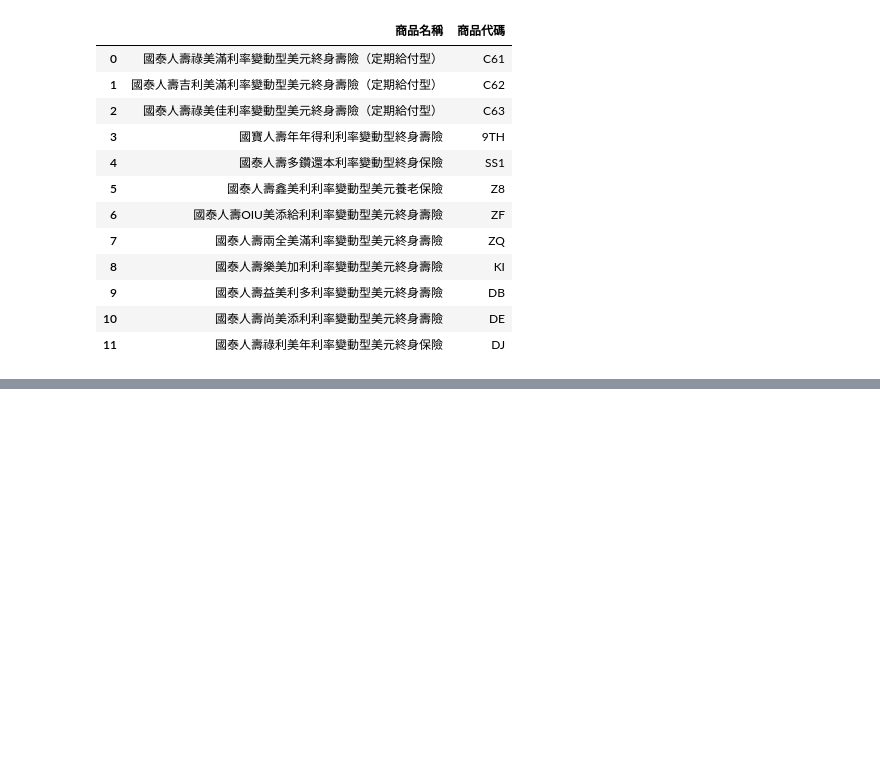
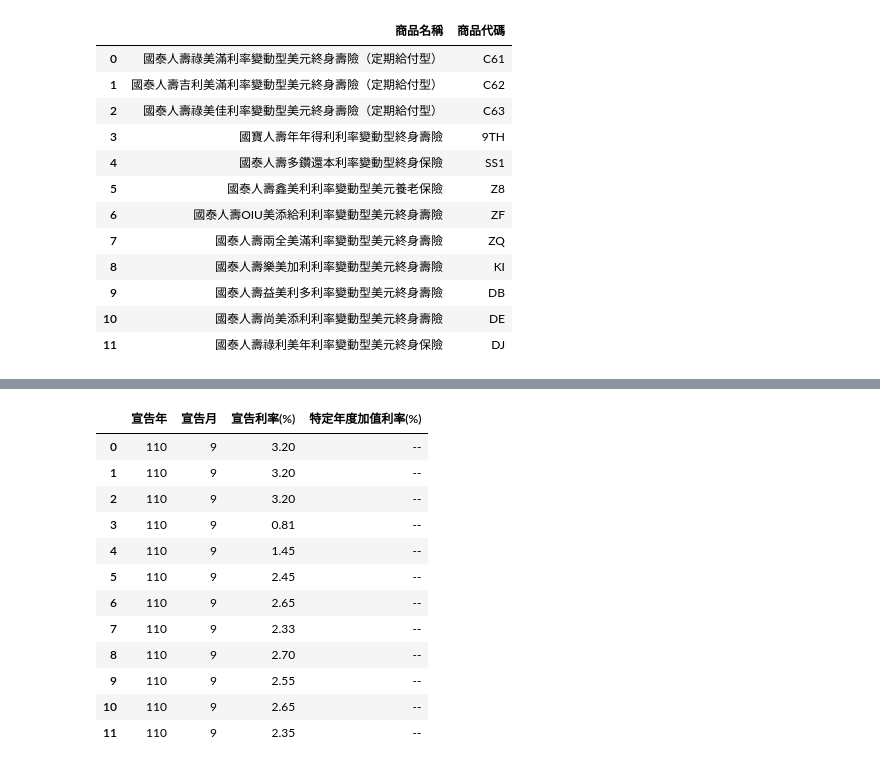
Before and after one commit to fatdanny77/Crawling, a Jupyter notebook: Cathay.ipynb, the cells around one changed output, grey strips where cells are left out. Saved outputs shown, nothing was run; the diff lists cells and outputs as text; code cells hidden in the pictures; blank space fills up the shorter version.

```diff
--- a/Cathay.ipynb
+++ b/Cathay.ipynb
@@ -72,13 +72,13 @@ prod
  '國泰人壽尚美添利利率變動型美元終身壽險(險別代號:DE)',
  '國泰人壽祿利美年利率變動型美元終身保險(險別代號:DJ)']
 # %%
-print(prod[3][-4:-1])
-firstindex = prod[3].find(":")
-lastindex = prod[3].find(")")
-print(firstindex)
-print(lastindex)
-print(prod[3][firstindex+1:lastindex])
-print(prod[3][:firstindex-5])
+# print(prod[3][-4:-1])
+# firstindex = prod[3].find(":")
+# lastindex = prod[3].find(")")
+# print(firstindex)
+# print(lastindex)
+# print(prod[3][firstindex+1:lastindex])
+# print(prod[3][:firstindex-5])
 # %% [output]
 9TH
 22
@@ -116,0 +149,18 @@ df
+# %%
+df = pd.DataFrame(contain, columns = table_name)
+
+df
+# %% [output]
+|  | 宣告年 | 宣告月 | 宣告利率(%) | 特定年度加值利率(%) |
+| 0 | 110 | 9 | 3.20 | -- |
+| 1 | 110 | 9 | 3.20 | -- |
+| 2 | 110 | 9 | 3.20 | -- |
+| 3 | 110 | 9 | 0.81 | -- |
+| 4 | 110 | 9 | 1.45 | -- |
+| 5 | 110 | 9 | 2.45 | -- |
+| 6 | 110 | 9 | 2.65 | -- |
+| 7 | 110 | 9 | 2.33 | -- |
+| 8 | 110 | 9 | 2.70 | -- |
+| 9 | 110 | 9 | 2.55 | -- |
+| 10 | 110 | 9 | 2.65 | -- |
+| 11 | 110 | 9 | 2.35 | -- |
```
Also changed, not shown: parts of 7 cells of this notebook.
